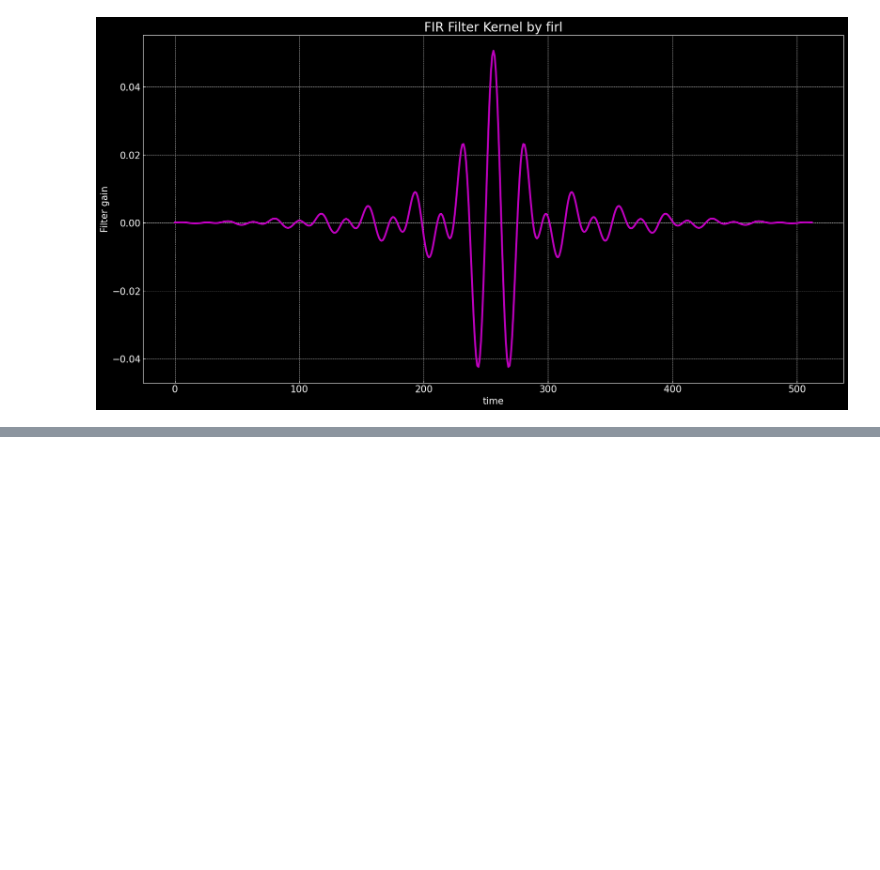
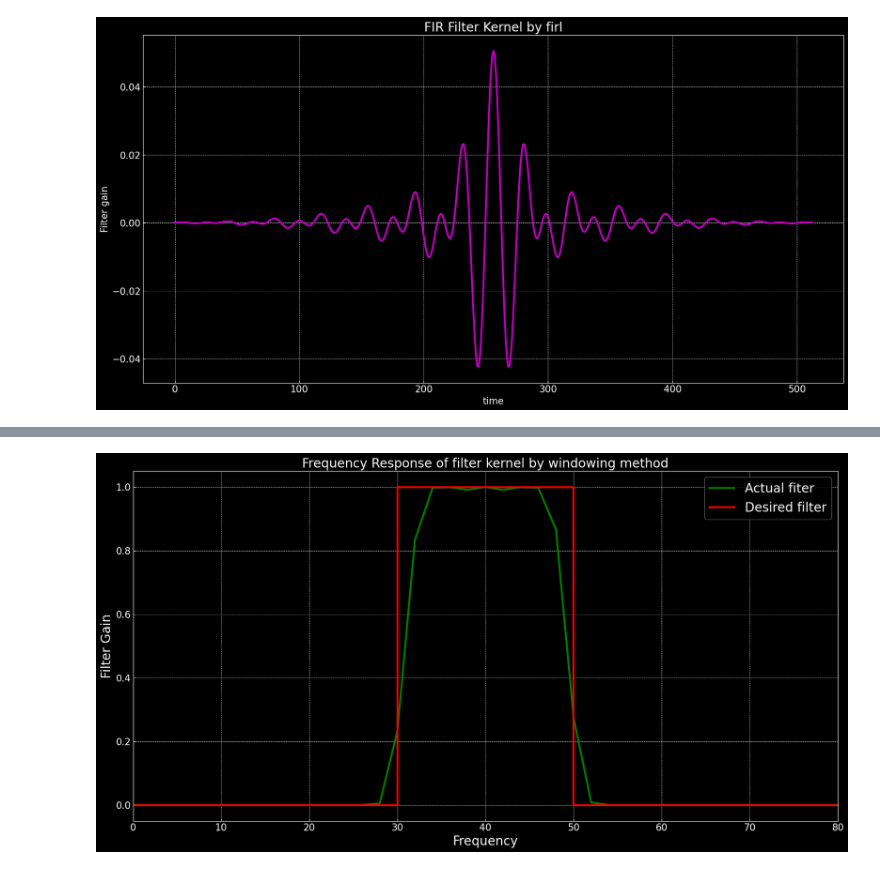
Before and after one commit to RahulChowdary221/Hello-DSP, a Jupyter notebook: FIR_filterDesign.ipynb, the cells around one changed output, grey strips where cells are left out. Cells and saved outputs as stored; diff of their text form; code cells hidden in the pictures; blank space fills up the shorter version.

Commit message:
feat: added zero phase filter

```diff
--- a/FIR_filterDesign.ipynb
+++ b/FIR_filterDesign.ipynb
@@ -63,0 +64,11 @@ plt.show()
+# %%
+#defining filter parameters for BandPass filter
+srate=1024
+Nyquist=srate/2
+cutoff=[30,50]
+order=int(15*srate/cutoff[0])
+if order%2==0:
+    order+=1
+desired_shape1=[0,0,1,1,0,0]
+frequencies=[0,cutoff[0],cutoff[0],cutoff[1],cutoff[1],Nyquist]
+print(frequencies)
@@ -63,0 +77,11 @@ plt.show()
+# %%
+filt_kernel=signal.firwin(order,cutoff,fs=srate,pass_zero=False)
+plt.figure(figsize=(20,10))
+style.use('dark_background')
+plt.rcParams['xtick.labelsize']=15
+plt.rcParams['ytick.labelsize']=15
+plt.plot(filt_kernal,'m',linewidth=3)
+plt.xlabel('time',fontsize=15)
+plt.ylabel('Filter gain',fontsize=15)
+plt.title('FIR Filter Kernel by firl',fontsize=20)
+plt.show()
@@ -63,0 +90,18 @@ plt.show()
+# %%
+kernel_power=np.abs(scipy.fft.fft(filt_kernel))**2
+Hz=np.linspace(0,srate/2,int(np.floor(len(filt_kernel)/2)+1))
+kernel_power=kernel_power[0:len(Hz)] #firwin generates filter having no transition width.No shape input
+plt.figure(figsize=(20,10)) #if True ,the gain at the frequency 0 (ie..,'DC gain') is 1 ,if false dc gain is 0
+style.use('dark_background')
+plt.rcParams['xtick.labelsize']=15
+plt.rcParams['ytick.labelsize']=15
+plt.plot(Hz,kernel_power,'g',linewidth=3,label='Actual fiter')
+plt.plot(frequencies,desired_shape,'r',linewidth=3,label='Desired filter')
+plt.xlim([0,80])
+plt.xlabel('Frequency',fontsize=20)
+plt.ylabel('Filter Gain',fontsize=20)
+plt.legend(fontsize=20)
+plt.title('Frequency Response of filter kernel by windowing method',fontsize=20)
+plt.show()
+# %% [output]
+[figure, added]
```
Also changed, not shown: parts of 10 cells of this notebook.
